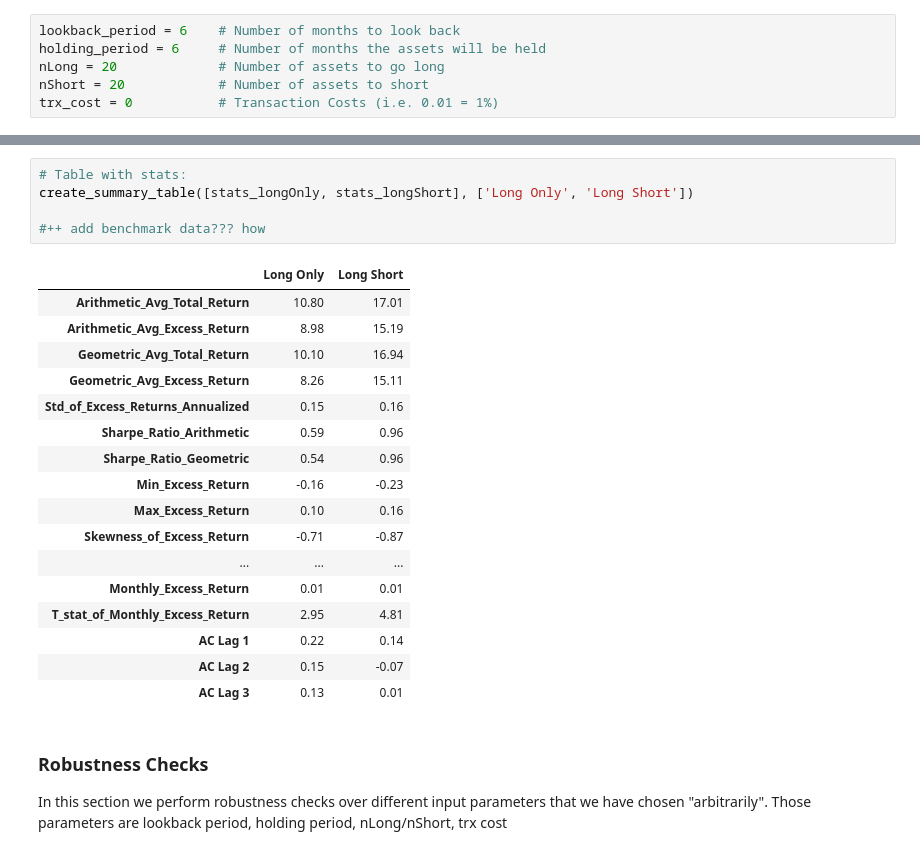
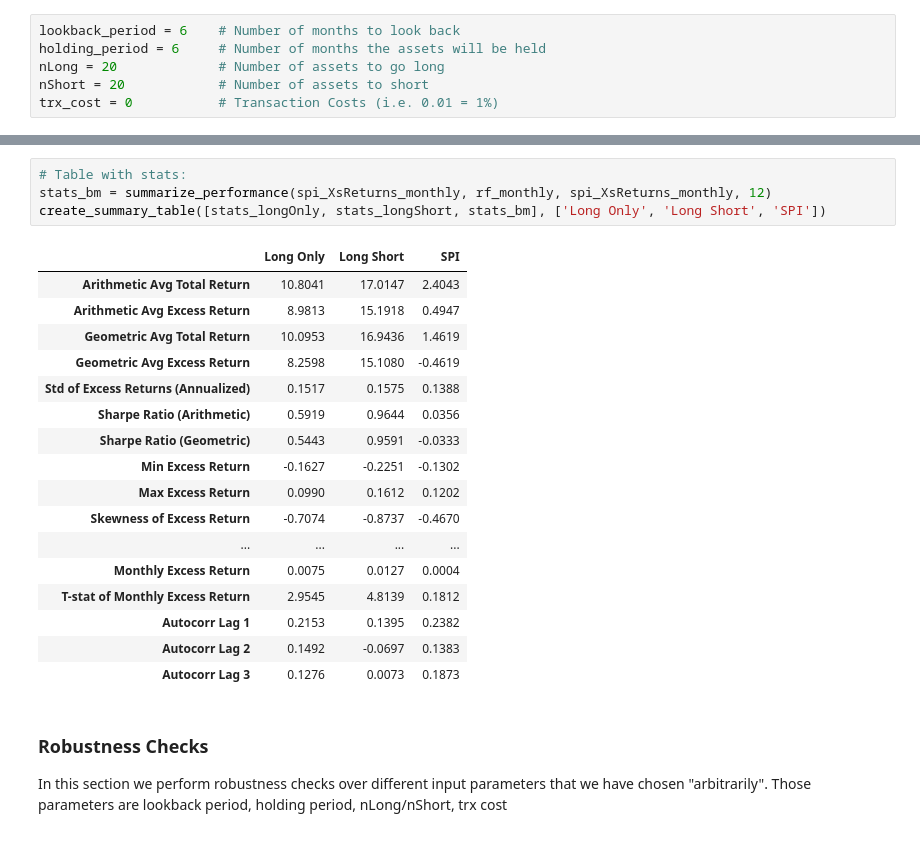
Before and after one commit to mauricekammermann/Abnormal-Returns-in-the-Danish-Stock-Market-With-Momentum-Strategies, a Jupyter notebook: notebook/SPI_Momentum.ipynb, the cells around one changed output, grey strips where cells are left out. Drawn from its saved outputs; the diff is of its cells as text.

```diff
--- a/notebook/SPI_Momentum.ipynb
+++ b/notebook/SPI_Momentum.ipynb
@@ -142,26 +144,25 @@ Save the summarize performance plot to /Users/steve/Documents/Coding/my-project/
 # %%
 # Table with stats:
-create_summary_table([stats_longOnly, stats_longShort], ['Long Only', 'Long Short'])
-
-#++ add benchmark data??? how
+stats_bm = summarize_performance(spi_XsReturns_monthly, rf_monthly, spi_XsReturns_monthly, 12)
+create_summary_table([stats_longOnly, stats_longShort, stats_bm], ['Long Only', 'Long Short', 'SPI'])
 # %% [output]
-|  | Long Only | Long Short |
-| Arithmetic_Avg_Total_Return | 10.80 | 17.01 |
-| Arithmetic_Avg_Excess_Return | 8.98 | 15.19 |
-| Geometric_Avg_Total_Return | 10.10 | 16.94 |
-| Geometric_Avg_Excess_Return | 8.26 | 15.11 |
-| Std_of_Excess_Returns_Annualized | 0.15 | 0.16 |
-| Sharpe_Ratio_Arithmetic | 0.59 | 0.96 |
-| Sharpe_Ratio_Geometric | 0.54 | 0.96 |
-| Min_Excess_Return | -0.16 | -0.23 |
-| Max_Excess_Return | 0.10 | 0.16 |
-| Skewness_of_Excess_Return | -0.71 | -0.87 |
-| ... | ... | ... |
-| Monthly_Excess_Return | 0.01 | 0.01 |
-| T_stat_of_Monthly_Excess_Return | 2.95 | 4.81 |
-| AC Lag 1 | 0.22 | 0.14 |
-| AC Lag 2 | 0.15 | -0.07 |
-| AC Lag 3 | 0.13 | 0.01 |
+|  | Long Only | Long Short | SPI |
+| Arithmetic Avg Total Return | 10.8041 | 17.0147 | 2.4043 |
+| Arithmetic Avg Excess Return | 8.9813 | 15.1918 | 0.4947 |
+| Geometric Avg Total Return | 10.0953 | 16.9436 | 1.4619 |
+| Geometric Avg Excess Return | 8.2598 | 15.1080 | -0.4619 |
+| Std of Excess Returns (Annualized) | 0.1517 | 0.1575 | 0.1388 |
+| Sharpe Ratio (Arithmetic) | 0.5919 | 0.9644 | 0.0356 |
+| Sharpe Ratio (Geometric) | 0.5443 | 0.9591 | -0.0333 |
+| Min Excess Return | -0.1627 | -0.2251 | -0.1302 |
+| Max Excess Return | 0.0990 | 0.1612 | 0.1202 |
+| Skewness of Excess Return | -0.7074 | -0.8737 | -0.4670 |
+| ... | ... | ... | ... |
+| Monthly Excess Return | 0.0075 | 0.0127 | 0.0004 |
+| T-stat of Monthly Excess Return | 2.9545 | 4.8139 | 0.1812 |
+| Autocorr Lag 1 | 0.2153 | 0.1395 | 0.2382 |
+| Autocorr Lag 2 | 0.1492 | -0.0697 | 0.1383 |
+| Autocorr Lag 3 | 0.1276 | 0.0073 | 0.1873 |
 # %% [markdown]
 ### Robustness Checks
 In this section we perform robustness checks over different input parameters that we have chosen "arbitrarily". Those parameters are lookback period, holding period, nLong/nShort, trx cost
```
Also changed, not shown: parts of 14 cells of this notebook, 11 other files.
